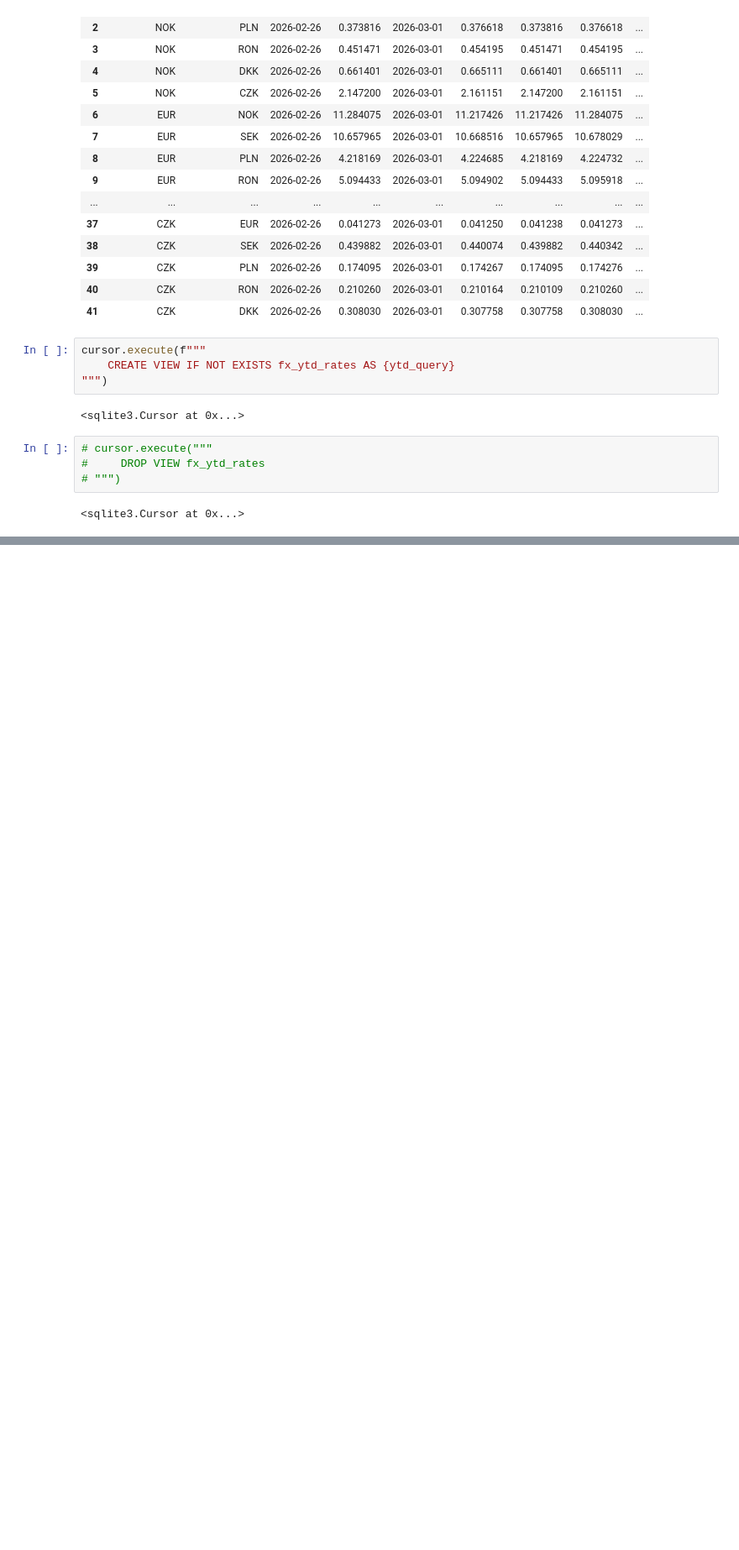
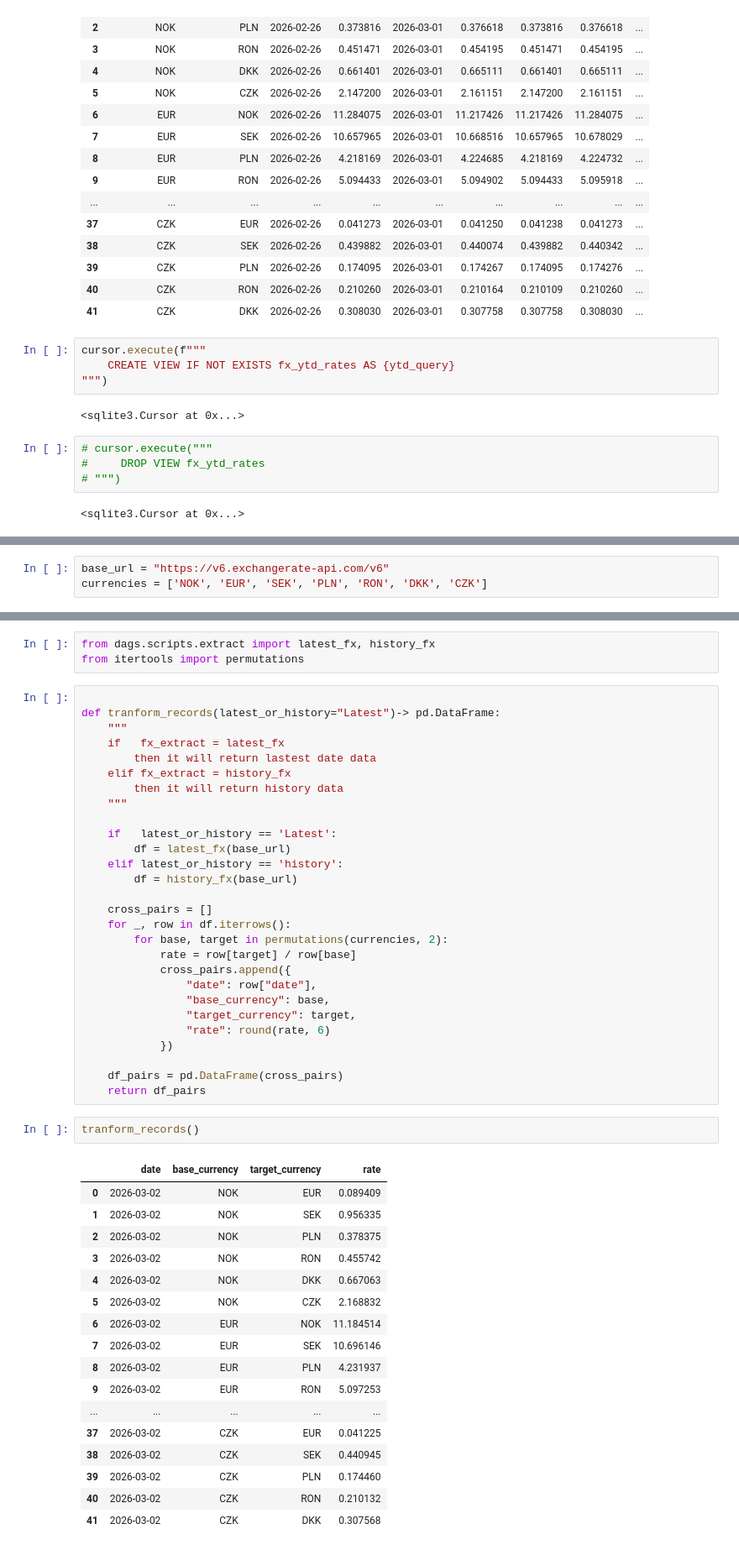
Before and after one commit to yasser3434/foreign_exchange_de_project, a Jupyter notebook: notebooks/main.ipynb, the cells around one changed output, grey strips where cells are left out. Shown at 84% size. Drawn from its saved outputs; the diff is of its cells as text; blank space fills up the shorter version.

```diff
--- a/notebooks/main.ipynb
+++ b/notebooks/main.ipynb
@@ -677,0 +685,3 @@ cursor.execute(f"""
+# %%
+base_url = "https://v6.exchangerate-api.com/v6"
+currencies = ['NOK', 'EUR', 'SEK', 'PLN', 'RON', 'DKK', 'CZK']
@@ -677,0 +727,51 @@ cursor.execute(f"""
+# %%
+from dags.scripts.extract import latest_fx, history_fx
+from itertools import permutations
+# %%
+
+def tranform_records(latest_or_history="Latest")-> pd.DataFrame:
+    """
+    if   fx_extract = latest_fx
+        then it will return lastest date data
+    elif fx_extract = history_fx
+        then it will return history data
+    """
+
+    if   latest_or_history == 'Latest':
+        df = latest_fx(base_url)
+    elif latest_or_history == 'history':
+        df = history_fx(base_url)
+
+    cross_pairs = []
+    for _, row in df.iterrows():
+        for base, target in permutations(currencies, 2):
+            rate = row[target] / row[base]
+            cross_pairs.append({
+                "date": row["date"],
+                "base_currency": base,
+                "target_currency": target,
+                "rate": round(rate, 6)
+            })
+
+    df_pairs = pd.DataFrame(cross_pairs)
+    return df_pairs
+# %%
+tranform_records()
+# %% [output]
+|  | date | base_currency | target_currency | rate |
+| 0 | 2026-03-02 | NOK | EUR | 0.089409 |
+| 1 | 2026-03-02 | NOK | SEK | 0.956335 |
+| 2 | 2026-03-02 | NOK | PLN | 0.378375 |
+| 3 | 2026-03-02 | NOK | RON | 0.455742 |
+| 4 | 2026-03-02 | NOK | DKK | 0.667063 |
+| 5 | 2026-03-02 | NOK | CZK | 2.168832 |
+| 6 | 2026-03-02 | EUR | NOK | 11.184514 |
+| 7 | 2026-03-02 | EUR | SEK | 10.696146 |
+| 8 | 2026-03-02 | EUR | PLN | 4.231937 |
+| 9 | 2026-03-02 | EUR | RON | 5.097253 |
+| ... | ... | ... | ... | ... |
+| 37 | 2026-03-02 | CZK | EUR | 0.041225 |
+| 38 | 2026-03-02 | CZK | SEK | 0.440945 |
+| 39 | 2026-03-02 | CZK | PLN | 0.174460 |
+| 40 | 2026-03-02 | CZK | RON | 0.210132 |
+| 41 | 2026-03-02 | CZK | DKK | 0.307568 |
```
Also changed, not shown: parts of 7 cells of this notebook, 16 other files.
